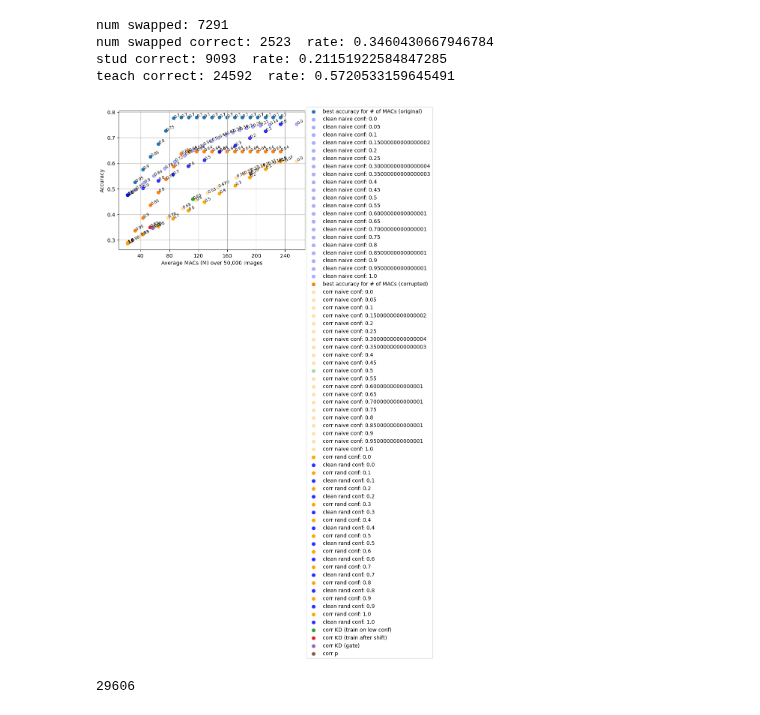
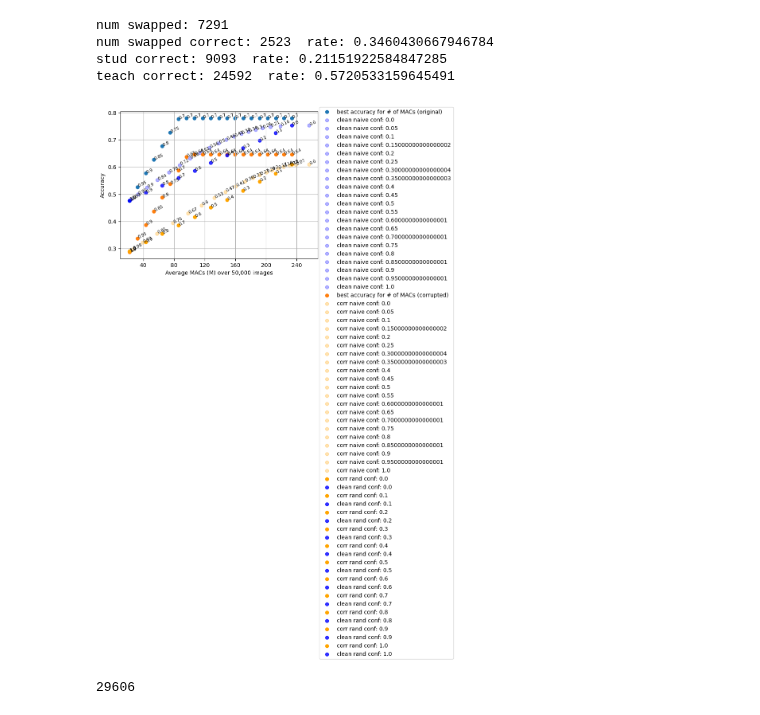
Before and after one commit to Geffen-Cooper/continual_learning_playground, a Jupyter notebook: src/test_time_kd/test_corruptions.ipynb, the cells around one changed output. Cells and saved outputs as stored; diff of their text form; code cells hidden in the pictures.

```diff
--- a/src/test_time_kd/test_corruptions.ipynb
+++ b/src/test_time_kd/test_corruptions.ipynb
@@ -770,7 +784,17 @@ for c in range(15):
     num_correct = torch.tensor([sum(g_res[idxs[i]]) for i in range(len(policies))]) + torch.tensor([sum(g_res64[idxs64[i]]) for i in range(len(policies))])
     num_small = 50000 - num_big
     num_ops = num_big*(234+22)+num_small*(22)
-    ops.append(num_ops)
+    ops.append(num_ops/50000)
     accs.append(num_correct/50000)
-    plt.scatter(num_ops,num_correct/50000,label=corruptions[c])
-plt.legend()
+    plt.scatter(num_ops/50000,num_correct/50000,label=corruptions[c])
+avg_op = ops [0]
+avg_acc = accs[0]
+for op,acc in zip(ops[1:],accs[1:]):
+    avg_op = torch.vstack((avg_op,op))
+    avg_acc = torch.vstack((avg_acc,acc))
+plt.scatter(avg_op.float().mean(dim=0),avg_acc.mean(dim=0),c='k')
+for i,lam in enumerate(lams):
+    o = xs[i].value@all_ops/15 *(234+22)
+    a = xs[i].value@all_accs/15
+    plt.scatter(o,a,label = str(lam),c='gray')
+plt.legend(bbox_to_anchor=(1.1,1.05))
@@ -776,0 +847,6 @@ plt.legend()
+# %%
+for i,lam in enumerate(lams):
+    o = xs[i].value@all_ops/15 *(234+22)
+    a = xs[i].value@all_accs/15
+    plt.scatter(o,a,label = str(lam),c='gray')
+plt.legend()
@@ -2980,11 +3180,8 @@ for i,p in enumerate(policies):
 
 ax1.scatter(ops,corr_accs2,label="best accuracy for # of MACs (corrupted)")
 for i,p in enumerate(corr_policies):
-    if p == 0.5:
-        ax1.scatter(corr_naive_ops[i][-1]*50000,corr_naive_online_acc[i][-1],label = "corr naive conf: "+str(p),c="green",alpha=0.3)
-    else:
-        ax1.scatter(corr_naive_ops[i][-1]*50000,corr_naive_online_acc[i][-1],label = "corr naive conf: "+str(p),c="orange",alpha=0.3)
-        ax1.annotate(round(corr_naive_efficiency[i][-1],2),(corr_naive_ops[i][-1]*50000,corr_naive_online_acc[i][-1]),rotation=25, size=7.5)
+    ax1.scatter(corr_naive_ops[i][-1]*50000,corr_naive_online_acc[i][-1],label = "corr naive conf: "+str(p),c="orange",alpha=0.3)
+    ax1.annotate(round(corr_naive_efficiency[i][-1],2),(corr_naive_ops[i][-1]*50000,corr_naive_online_acc[i][-1]),rotation=25, size=7.5)
 
 effs2 = [round(eff,2) for eff in effs]
 corr_effs2 = [round(corr_eff,2) for corr_eff in corr_effs]
@@ -3002,42 +3199,42 @@ for i,p in enumerate(rand_policies):
 # ax1.annotate(round(clean_online_efficiency[-1],2),(clean_online_ops[-1]*50000,clean_online_acc[-1]),rotation=25, size=7.5)
 # ax1.scatter(corr_online_ops[-1]*50000,corr_online_acc[-1],label = "corr 224")
 # ax1.annotate(round(corr_online_efficiency[-1],2),(corr_online_ops[-1]*50000,corr_online_acc[-1]-.02),rotation=0, size=7.5)
 # ax1.scatter(corr_online_ops64[-1]*50000,corr_online_acc64[-1],label = "corr 64")
 # ax1.annotate(round(corr_online_efficiency64[-1],2),(corr_online_ops64[-1]*50000,corr_online_acc64[-1]-.02),rotation=0, size=7.5)
 
 # ax1.scatter(clean_oracle_ops[-1]*50000,clean_oracle_acc[-1],label="clean oracle",s=10)
 # ax1.annotate(round(clean_oracle_efficiency[-1],2),(clean_oracle_ops[-1]*50000,clean_oracle_acc[-1]-.02),rotation=-20, size=7.5)
 # ax1.scatter(corr_oracle_ops[-1]*50000,corr_oracle_acc[-1],label="corr oracle",s=10)
 # ax1.annotate(round(corr_oracle_efficiency[-1],2),(corr_oracle_ops[-1]*50000,corr_oracle_acc[-1]-.02),rotation=-20, size=7.5)
 
-ax1.scatter(corr_online_ops_KD[-1]*50000,corr_online_acc_KD[-1],label = "corr KD (train on low conf)")
-ax1.annotate(round(corr_online_efficiency_KD[-1],2),(corr_online_ops_KD[-1]*50000,corr_online_acc_KD[-1]),rotation=25, size=7.5)
-ax1.scatter(corr_online_ops_KD_o[-1]*50000,corr_online_acc_KD_o[-1],label = "corr KD (train after shift)")
-ax1.annotate(round(corr_online_efficiency_KD_o[-1],2),(corr_online_ops_KD_o[-1]*50000,corr_online_acc_KD_o[-1]),rotation=25, size=7.5)
-ax1.scatter(corr_online_ops_KD_g[-1]*50000,corr_online_acc_KD_g[-1],label = "corr KD (gate)")
-ax1.annotate(round(corr_online_efficiency_KD_g[-1],2),(corr_online_ops_KD_g[-1]*50000,corr_online_acc_KD_g[-1]),rotation=25, size=7.5)
-ax1.scatter(corr_online_ops_p[-1]*50000,corr_online_acc_p[-1],label = "corr p")
-ax1.annotate(round(corr_online_efficiency_p[-1],2),(corr_online_ops_p[-1]*50000,corr_online_acc_p[-1]),rotation=25, size=7.5)
+# ax1.scatter(corr_online_ops_KD[-1]*50000,corr_online_acc_KD[-1],label = "corr KD (train on low conf)")
+# ax1.annotate(round(corr_online_efficiency_KD[-1],2),(corr_online_ops_KD[-1]*50000,corr_online_acc_KD[-1]),rotation=25, size=7.5)
+# ax1.scatter(corr_online_ops_KD_o[-1]*50000,corr_online_acc_KD_o[-1],label = "corr KD (train after shift)")
+# ax1.annotate(round(corr_online_efficiency_KD_o[-1],2),(corr_online_ops_KD_o[-1]*50000,corr_online_acc_KD_o[-1]),rotation=25, size=7.5)
+# ax1.scatter(corr_online_ops_KD_g[-1]*50000,corr_online_acc_KD_g[-1],label = "corr KD (gate)")
+# ax1.annotate(round(corr_online_efficiency_KD_g[-1],2),(corr_online_ops_KD_g[-1]*50000,corr_online_acc_KD_g[-1]),rotation=25, size=7.5)
+# ax1.scatter(corr_online_ops_p[-1]*50000,corr_online_acc_p[-1],label = "corr p")
+# ax1.annotate(round(corr_online_efficiency_p[-1],2),(corr_online_ops_p[-1]*50000,corr_online_acc_p[-1]),rotation=25, size=7.5)
 # ax1.scatter(corr_online_ops_p2[-1]*50000,corr_online_acc_p2[-1],label = "corr p2")
 # ax1.annotate(round(corr_online_efficiency_p2[-1],2),(corr_online_ops_p2[-1]*50000,corr_online_acc_p2[-1]),rotation=25, size=7.5)
 
 # ax1.scatter(clean_naive_ops)
 # ax1.scatter(clean_naive_ops)
 # plt.scatter(clean_naive_efficiency[-1],clean_naive_online_acc[-1],label="naive",s=6)
 # plt.scatter(clean_oracle_efficiency[-1],clean_oracle_acc[-1],label="oracle",s=6)
 # plt.scatter(clean_online_efficiency[-1],clean_online_acc[-1],label="224",s=6)
 # plt.scatter(clean_online_efficiency64[-1],clean_online_acc64[-1],label="64",s=6,c='y')
 ax1.grid()
 ax1.set_xlabel("Average MACs (M) over 50,000 images")
 ax1.set_ylabel("Accuracy")
 ax1.legend(bbox_to_anchor=(1.7, 1.05))
 # ax1.set_ylim([0,1])
 
 import matplotlib.ticker as ticker
 ticks = ticker.FuncFormatter(lambda x, pos: '{0:g}'.format(x/50000))
 ax1.xaxis.set_major_formatter(ticks)
 # %% [output]
-[figure, old version]
+[figure, new version]
 # %%
 print(corr_num_train_p)
 # %% [output]
```
Also changed, not shown: parts of 8 cells of this notebook, 2 other files.
